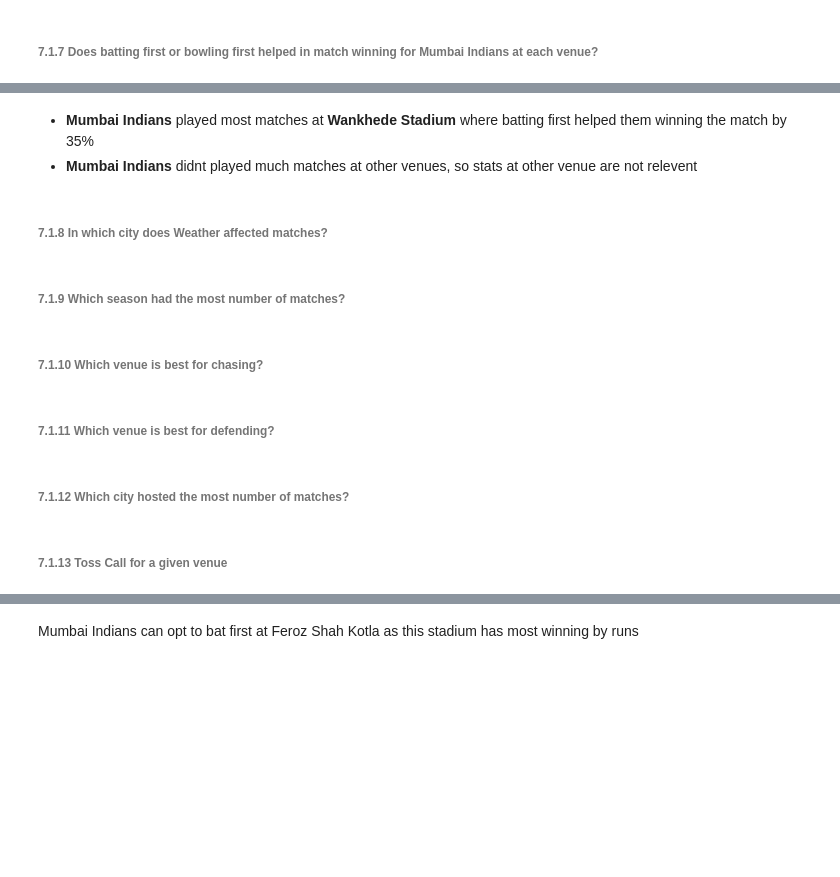
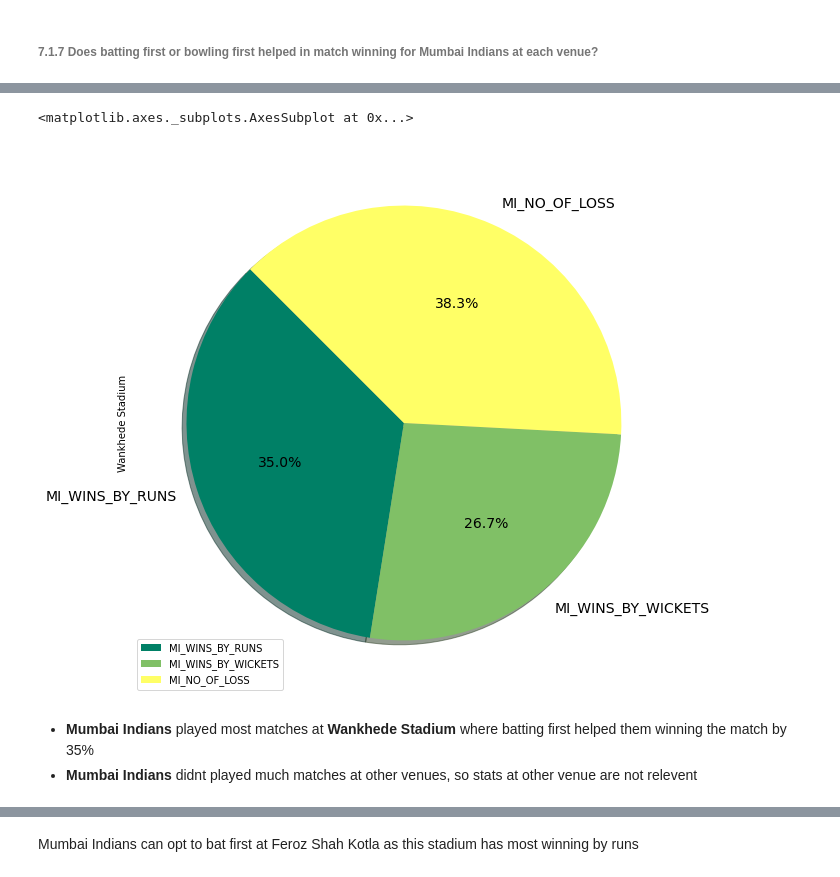
Before and after one commit to ravijagtap/datascience, a Jupyter notebook: IPL_DATA_ANALYSIS/Analysis on IPL Data.ipynb, the cells around one changed output, grey strips where cells are left out. Saved outputs shown, nothing was run; the diff lists cells and outputs as text; code cells hidden in the pictures; blank space fills up the shorter version.

```diff
--- a/IPL_DATA_ANALYSIS/Analysis on IPL Data.ipynb
+++ b/IPL_DATA_ANALYSIS/Analysis on IPL Data.ipynb
@@ -762,15 +790,9 @@ result
+# %%
+result.iloc[0, 1:4].plot(kind='pie', fontsize=14, autopct='%3.1f%%',
+                                               figsize=(10,10), shadow=True, startangle=135, legend=True, cmap='summer')
+# %% [output]
+<matplotlib.axes._subplots.AxesSubplot at 0x...>
+[figure, added]
 # %% [markdown]
 - **Mumbai Indians** played most matches at **Wankhede Stadium** where batting first helped them winning the match by 35%
 - **Mumbai Indians** didnt played much matches at other venues, so stats at other venue are not relevent
-# %% [markdown]
-######  7.1.8 In which city does Weather affected matches?
-# %% [markdown]
-######  7.1.9 Which season had the most number of matches?
-# %% [markdown]
-######  7.1.10 Which venue is best for chasing?
-# %% [markdown]
-######  7.1.11 Which venue is best for defending?
-# %% [markdown]
-######  7.1.12 Which city hosted the most number of matches?
-# %% [markdown]
-######  7.1.13 Toss Call for a given venue
```
Also changed, not shown: parts of 13 cells of this notebook.
